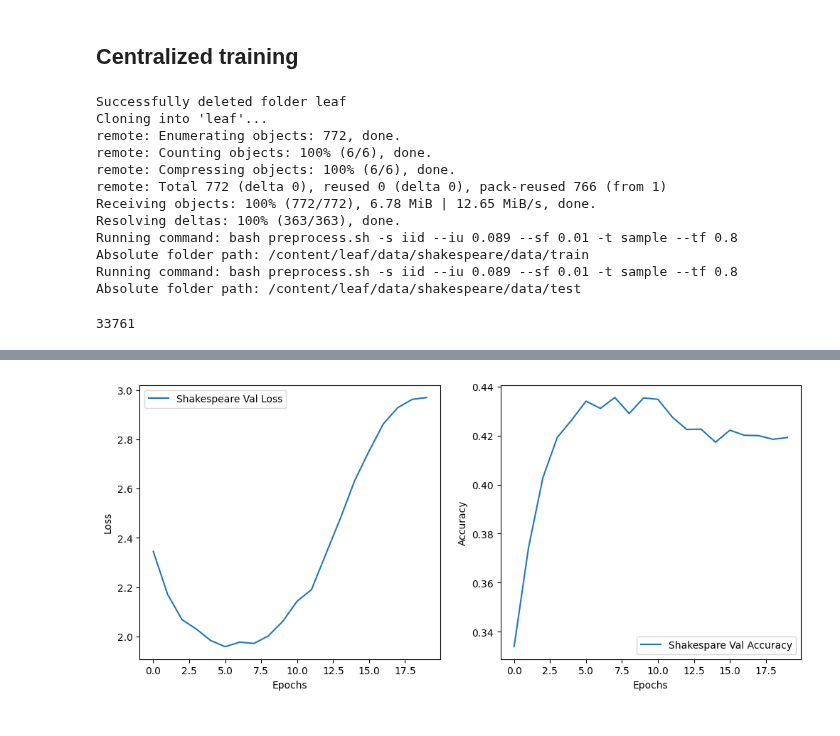
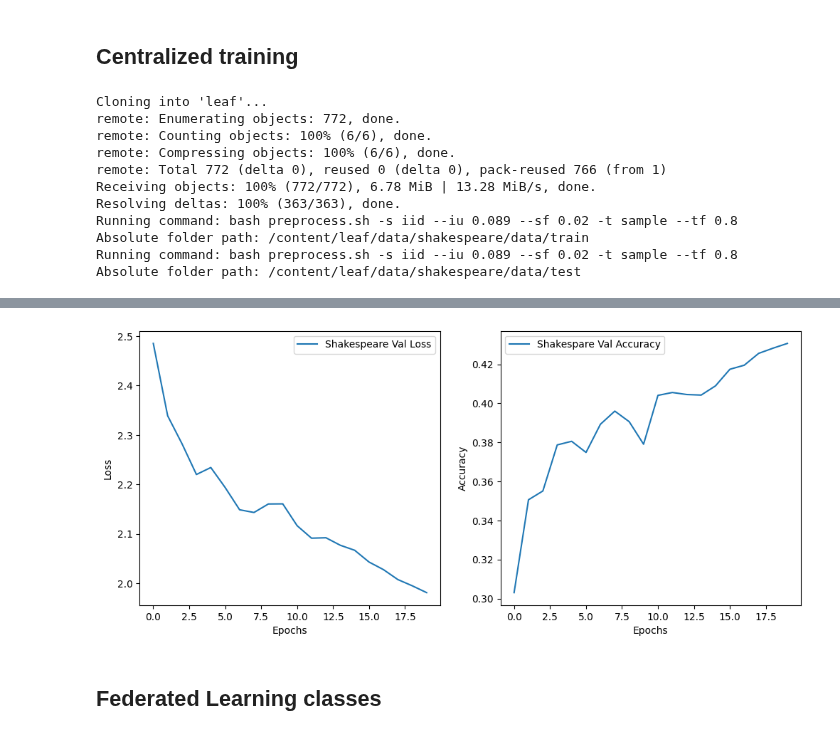
Before and after one commit to maxfra01/federated-learning, a Jupyter notebook: code/shakesprFL.ipynb, the cells around one changed output, grey strips where cells are left out. Cells and saved outputs as stored; diff of their text form; code cells hidden in the pictures.

Commit message:
add federated shakespeare

```diff
--- a/code/shakesprFL.ipynb
+++ b/code/shakesprFL.ipynb
@@ -480,7 +480,7 @@ def train_model(model, train_loader, validation_loader, test_loader, optimizer,
     device = torch.device('cuda' if torch.cuda.is_available() else 'cpu')
     model.to(device)
 
-    train_losses, validation_losses, validation_accuracies = [], [], []
+    train_losses, validation_losses, validation_accuracies, test_losses, test_accuracies = [], [], [], [], []
 
     # Load checkpoint if exists
     start_epoch, json_data = load_checkpoint(model, optimizer, hyperparameters)
@@ -488,6 +488,8 @@ def train_model(model, train_loader, validation_loader, test_loader, optimizer,
         validation_losses = json_data.get('validation_losses', [])
         validation_accuracies = json_data.get('validation_accuracies', [])
         train_losses = json_data.get('train_losses', [])
+        test_losses = json_data.get('test_losses', [])
+        test_accuracies = json_data.get('test_accuracies', [])
 
     if start_epoch >= epochs:
         print(f"Checkpoint found, configuration already completed. Evaluating only on validation set.")
@@ -550,8 +552,14 @@ def train_model(model, train_loader, validation_loader, test_loader, optimizer,
         validation_losses.append(validation_loss)
         validation_accuracies.append(validation_accuracy)
 
+        # Test
+        test_loss, test_acc = evaluate_model(model, test_loader, criterion, device)
+        test_losses.append(test_loss)
+        test_accuracies.append(test_acc)
+
         print(f"Epoch {epoch}/{epochs}, Train Loss: {epoch_loss:.4f}, "
-              f"Validation Loss: {validation_loss:.4f}, Validation Accuracy: {validation_accuracy:.4f}")
+              f"Validation Loss: {validation_loss:.4f}, Validation Accuracy: {validation_accuracy:.4f}"
+              f"\nTest Loss: {test_loss:.4f}, Test Accuracy: {test_acc:.4f}")
 
         # Save checkpoint
         save_checkpoint(
@@ -559,7 +567,9 @@ def train_model(model, train_loader, validation_loader, test_loader, optimizer,
             data_to_save={
                 'validation_losses': validation_losses,
                 'validation_accuracies': validation_accuracies,
-                'train_losses': train_losses
+                'train_losses': train_losses,
+                'test_losses': test_losses,
+                'test_accuracies': test_accuracies
             }
         )
 
@@ -570,7 +580,7 @@ def train_model(model, train_loader, validation_loader, test_loader, optimizer,
     return train_losses, validation_losses, validation_accuracies
 
 def evaluate_model(model, test_loader, criterion, device):
-    model.eval()
+    #model.eval()
     total_loss = 0
     correct = 0
     total = 0
@@ -629,7 +639,7 @@ os.chdir("/content/")
 
 preprocess_params = {
         'sharding': 'iid',
-        'sf': 0.01,
+        'sf': 0.02,
         'iu': 0.089,
         't': 'sample',
         'tf': 0.8,
@@ -638,31 +648,24 @@ preprocess_params = {
 train_dataset_big = CentralizedShakespeareDataset(root="/content/leaf/data/shakespeare", split="train", preprocess_params=preprocess_params)
 test_dataset = CentralizedShakespeareDataset(root="/content/leaf/data/shakespeare", split="test", preprocess_params=preprocess_params)
 # %% [output]
-Successfully deleted folder leaf
 Cloning into 'leaf'...
 remote: Enumerating objects: 772, done.
 remote: Counting objects: 100% (6/6), done.
 remote: Compressing objects: 100% (6/6), done.
 remote: Total 772 (delta 0), reused 0 (delta 0), pack-reused 766 (from 1)
-Receiving objects: 100% (772/772), 6.78 MiB | 12.65 MiB/s, done.
+Receiving objects: 100% (772/772), 6.78 MiB | 13.28 MiB/s, done.
 Resolving deltas: 100% (363/363), done.
-Running command: bash preprocess.sh -s iid --iu 0.089 --sf 0.01 -t sample --tf 0.8
+Running command: bash preprocess.sh -s iid --iu 0.089 --sf 0.02 -t sample --tf 0.8
 Absolute folder path: /content/leaf/data/shakespeare/data/train
-Running command: bash preprocess.sh -s iid --iu 0.089 --sf 0.01 -t sample --tf 0.8
+Running command: bash preprocess.sh -s iid --iu 0.089 --sf 0.02 -t sample --tf 0.8
 Absolute folder path: /content/leaf/data/shakespeare/data/test
-# %%
-print(len(train_dataset_big))
-# %% [output]
-33761
 # %%
 # Hyperparameters
-BATCH_SIZE = 16
+BATCH_SIZE = 40
 LEARNING_RATE = 0.1
 MOMENTUM = 0.9
-WEIGHT_DECAY=1e-4
+WEIGHT_DECAY=1e-3
 EPOCHS = 20
-
-SEQ_LEN = 80
 
 hyperparameters = f"BS{BATCH_SIZE}_LR{LEARNING_RATE}_WD{WEIGHT_DECAY}_M{MOMENTUM}"
 
@@ -742 +745,3 @@ Test Loss: 3.0731, Test Accuracy: 0.4200
-[figure, old version]
+[figure, new version]
+# %% [markdown]
+## Federated Learning classes
```
Also changed, not shown: parts of 4 cells of this notebook.
